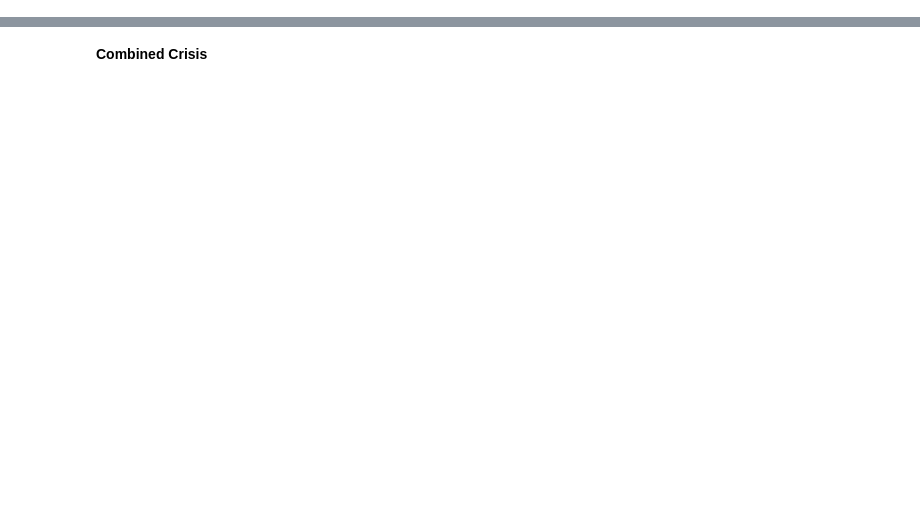
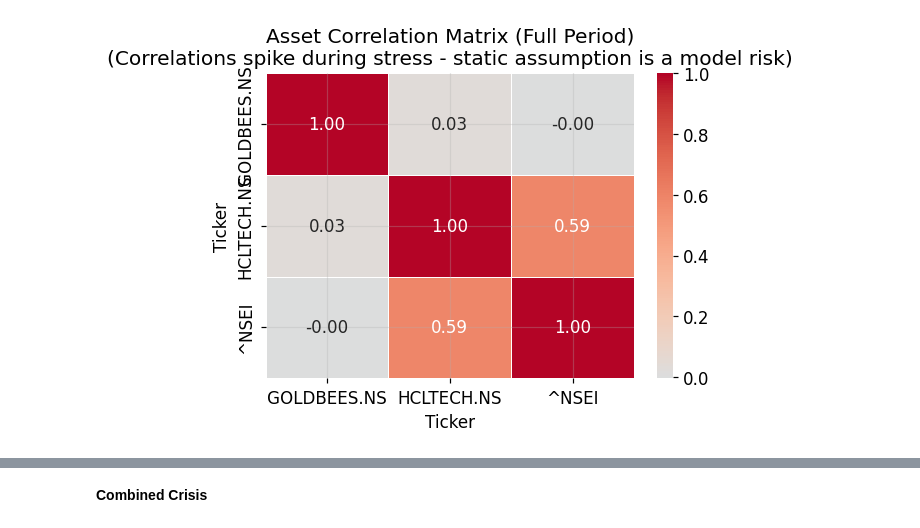
Before and after one commit to shreyapai097/monte-carlo-risk-stress-testing, a Jupyter notebook: Stress analysis.ipynb, the cells around one changed output, grey strips where cells are left out. Saved outputs shown, nothing was run; the diff lists cells and outputs as text; code cells hidden in the pictures; blank space fills up the shorter version.

```diff
--- a/Stress analysis.ipynb
+++ b/Stress analysis.ipynb
@@ -57,0 +32,26 @@ L_dd_crisis=np.linalg.cholesky(dd_crisis_cov)
+# %%
+import pandas as pd
+import numpy as np
+import matplotlib.pyplot as plt
+import seaborn as sns
+import yfinance as yf
+from scipy.stats import norm, jarque_bera, chi2, kstest, probplot, t as t_dist
+from scipy.optimize import minimize
+from statsmodels.stats.diagnostic import het_arch
+from statsmodels.graphics.tsaplots import plot_acf
+from statsmodels.tsa.stattools import acf
+import warnings
+
+np.random.seed(42)
+
+warnings.filterwarnings('ignore')
+plt.rcParams.update({
+    'figure.dpi': 110,
+    'font.size': 11,
+    'axes.grid': True,
+    'grid.alpha': 0.3
+})
+# %%
+tickers = ["GOLDBEES.NS", "^NSEI", "HCLTECH.NS"]
+data = yf.download(tickers, start="2020-01-01", end="2022-12-31")["Close"]
+data = data.dropna()
@@ -57,0 +105,12 @@ L_dd_crisis=np.linalg.cholesky(dd_crisis_cov)
+# %%
+corr = returns.corr()
+fig, ax = plt.subplots(figsize=(5, 4))
+sns.heatmap(corr, annot=True, fmt=".2f", cmap="coolwarm", center=0,
+            linewidths=0.5, ax=ax)
+ax.set_title("Asset Correlation Matrix (Full Period)\n"
+            "(Correlations spike during stress - static assumption is a model risk)")
+
+plt.tight_layout()
+plt.show()
+# %% [output]
+[figure, added]
```
Also changed, not shown: parts of 122 cells of this notebook.
